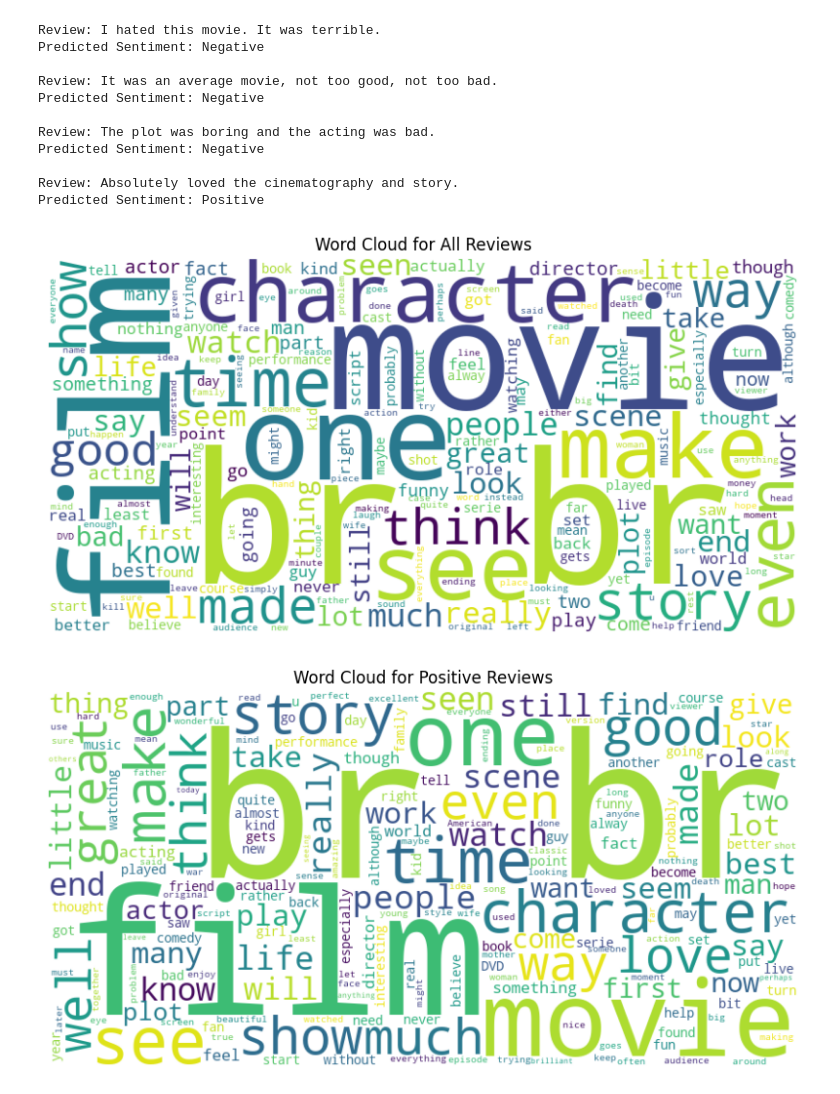
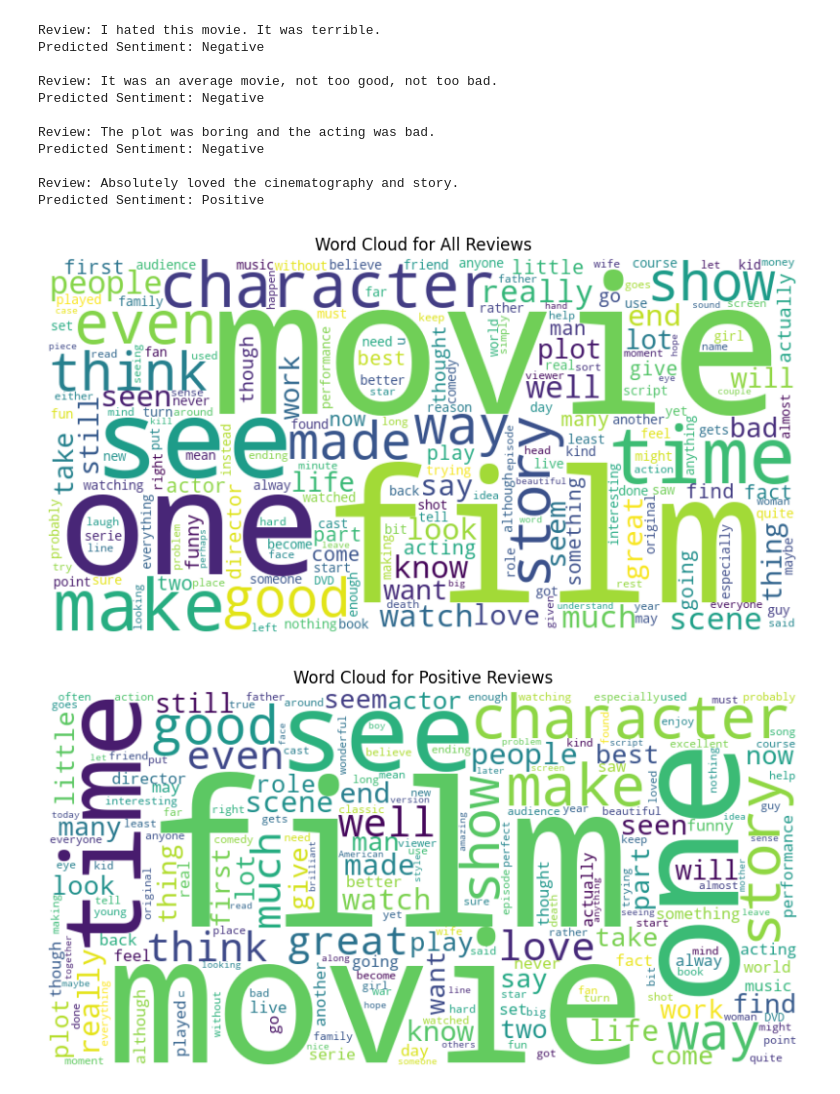
Before and after one commit to DomenickD/DataScience-IEX-USF, a Jupyter notebook: NLP/IMDBv2.ipynb, the cells around one changed output. Cells and saved outputs as stored; diff of their text form; code cells hidden in the pictures.

```diff
--- a/NLP/IMDBv2.ipynb
+++ b/NLP/IMDBv2.ipynb
@@ -161,23 +164,27 @@ Review: Absolutely loved the cinematography and story.
 Predicted Sentiment: Positive
 # %%
 # Create a word cloud
-all_text = ' '.join(df['review'])
-# all_text_for_sentiment = ' '.join(df['processed_review'])
-positive_text = ' '.join(df[df['sentiment'] == 1]['review'])
-negative_text = ' '.join(df[df['sentiment'] == 0]['review'])
+# all_text = ' '.join(df['review'])
+# # all_text_for_sentiment = ' '.join(df['processed_review'])
+# positive_text = ' '.join(df[df['sentiment'] == 1]['review'])
+# negative_text = ' '.join(df[df['sentiment'] == 0]['review'])
+
+all_text = re.sub(r'<br\s*/?>', '', ' '.join(df['review']))
+positive_text = re.sub(r'<br\s*/?>', '', ' '.join(df[df['sentiment'] == 1]['review']))
+negative_text = re.sub(r'<br\s*/?>', '', ' '.join(df[df['sentiment'] == 0]['review']))
 
 wordcloud_all = WordCloud(width=800, height=400, background_color='white').generate(all_text)
 wordcloud_positive = WordCloud(width=800, height=400, background_color='white').generate(positive_text)
 wordcloud_negative = WordCloud(width=800, height=400, background_color='white').generate(negative_text)
 
 # Display the word clouds
 plt.figure(figsize=(10, 5))
 plt.imshow(wordcloud_all, interpolation='bilinear')
 plt.title('Word Cloud for All Reviews')
 plt.axis('off')
 plt.show()
 # %% [output]
-[figure, old version]
+[figure, new version]
 # %%
 plt.figure(figsize=(10, 5))
 plt.imshow(wordcloud_positive, interpolation='bilinear')
@@ -185,7 +192,7 @@ plt.title('Word Cloud for Positive Reviews')
 plt.axis('off')
 plt.show()
 # %% [output]
-[figure, old version]
+[figure, new version]
 # %%
 plt.figure(figsize=(10, 5))
 plt.imshow(wordcloud_negative, interpolation='bilinear')
```
Also changed, not shown: parts of 6 cells of this notebook, 5 other files.
